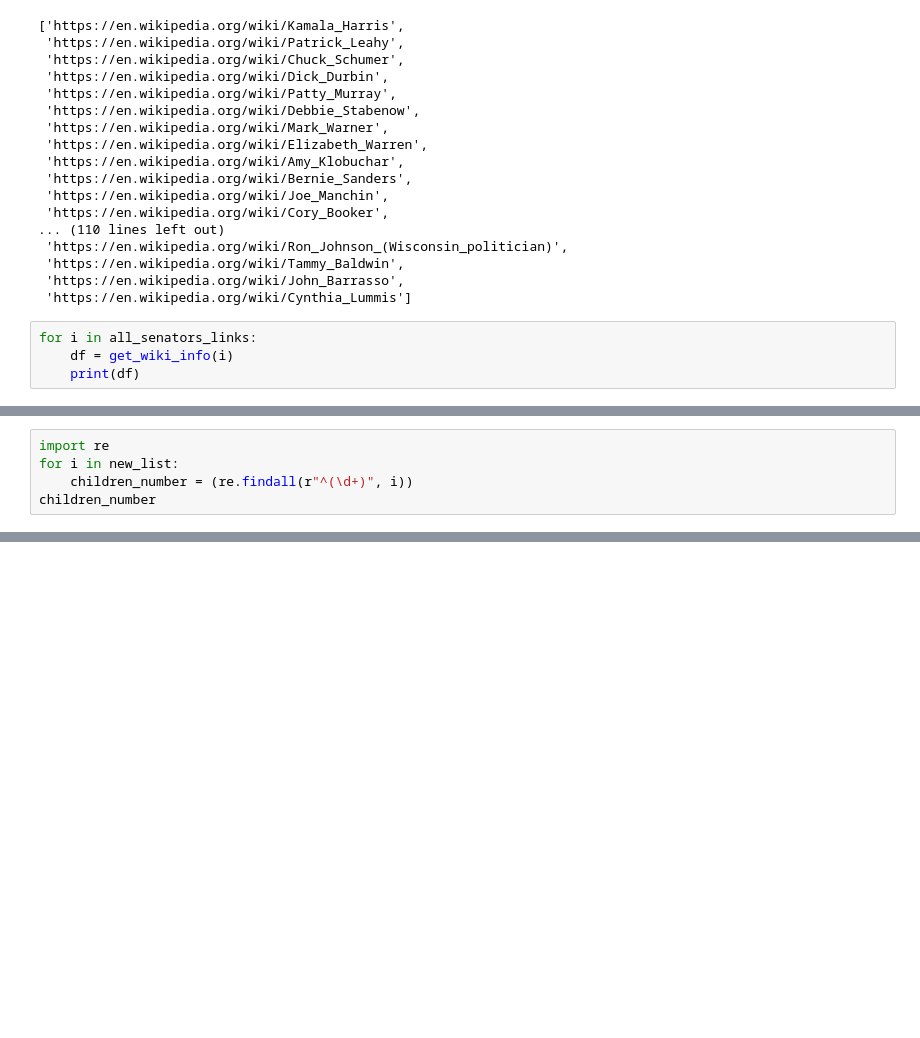
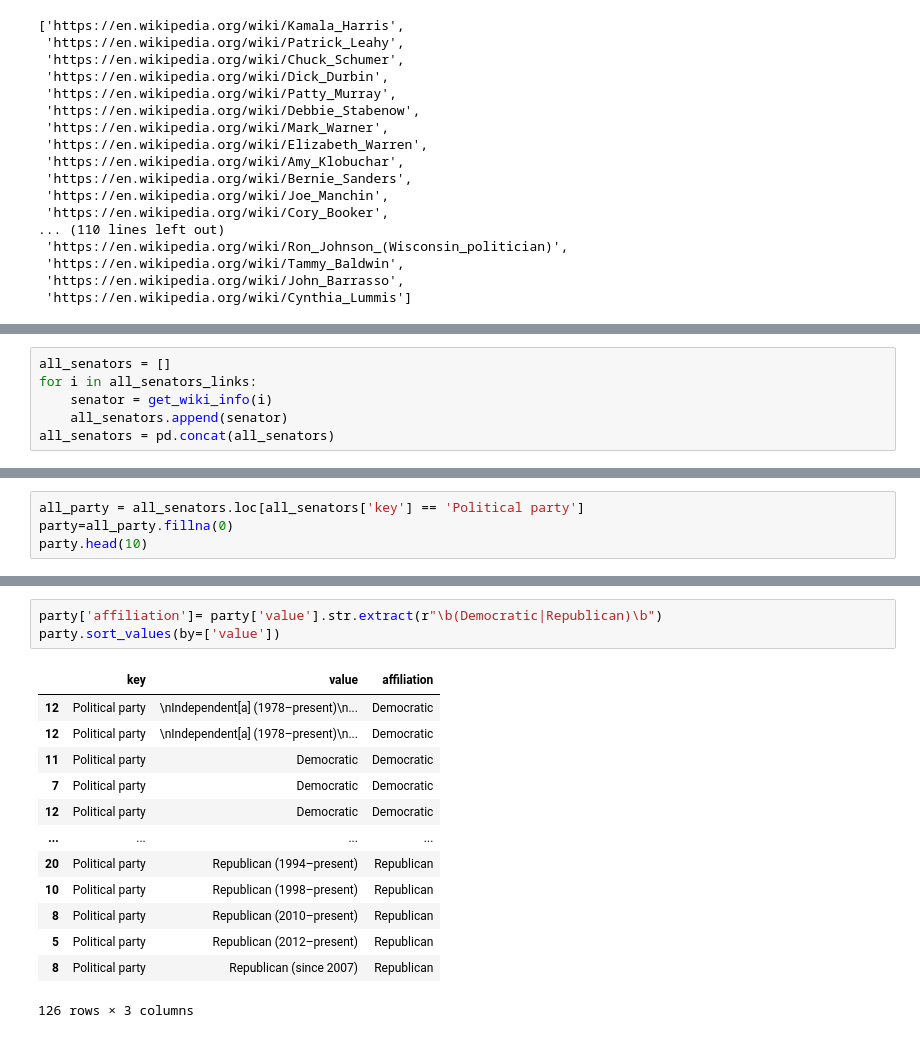
Before and after one commit to QMSS-G5072-2022/Shi_Xinyi, a Jupyter notebook: hw09/hw09.ipynb, the cells around one changed output, grey strips where cells are left out. Saved outputs shown, nothing was run; the diff lists cells and outputs as text; blank space fills up the shorter version.

```diff
--- a/hw09/hw09.ipynb
+++ b/hw09/hw09.ipynb
@@ -150,7 +150,3 @@ all_senators_links
  'https://en.wikipedia.org/wiki/Tammy_Baldwin',
  'https://en.wikipedia.org/wiki/John_Barrasso',
  'https://en.wikipedia.org/wiki/Cynthia_Lummis']
-# %%
-for i in all_senators_links:
-    df = get_wiki_info(i)
-    print(df)
@@ -228,5 +152,0 @@ for item in children:
-# %%
-import re
-for i in new_list:
-    children_number = (re.findall(r"^(\d+)", i))
-children_number
@@ -265,0 +155,6 @@ There are 59 senators in democratic party and 53 senators in repblican party.
+# %%
+all_senators = []
+for i in all_senators_links:
+    senator = get_wiki_info(i)
+    all_senators.append(senator)
+all_senators = pd.concat(all_senators)
@@ -265,0 +184,4 @@ There are 59 senators in democratic party and 53 senators in repblican party.
+# %%
+all_party = all_senators.loc[all_senators['key'] == 'Political party']
+party=all_party.fillna(0)
+party.head(10)
@@ -265,0 +200,17 @@ There are 59 senators in democratic party and 53 senators in repblican party.
+# %%
+party['affiliation']= party['value'].str.extract(r"\b(Democratic|Republican)\b")
+party.sort_values(by=['value'])
+# %% [output]
+|  | key | value | affiliation |
+| 12 | Political party | \nIndependent[a] (1978–present)\n... | Democratic |
+| 12 | Political party | \nIndependent[a] (1978–present)\n... | Democratic |
+| 11 | Political party | Democratic | Democratic |
+| 7 | Political party | Democratic | Democratic |
+| 12 | Political party | Democratic | Democratic |
+| ... | ... | ... | ... |
+| 20 | Political party | Republican (1994–present) | Republican |
+| 10 | Political party | Republican (1998–present) | Republican |
+| 8 | Political party | Republican (2010–present) | Republican |
+| 5 | Political party | Republican (2012–present) | Republican |
+| 8 | Political party | Republican (since 2007) | Republican |
+126 rows × 3 columns
```
Also changed, not shown: parts of 18 cells of this notebook, 1 other file.
